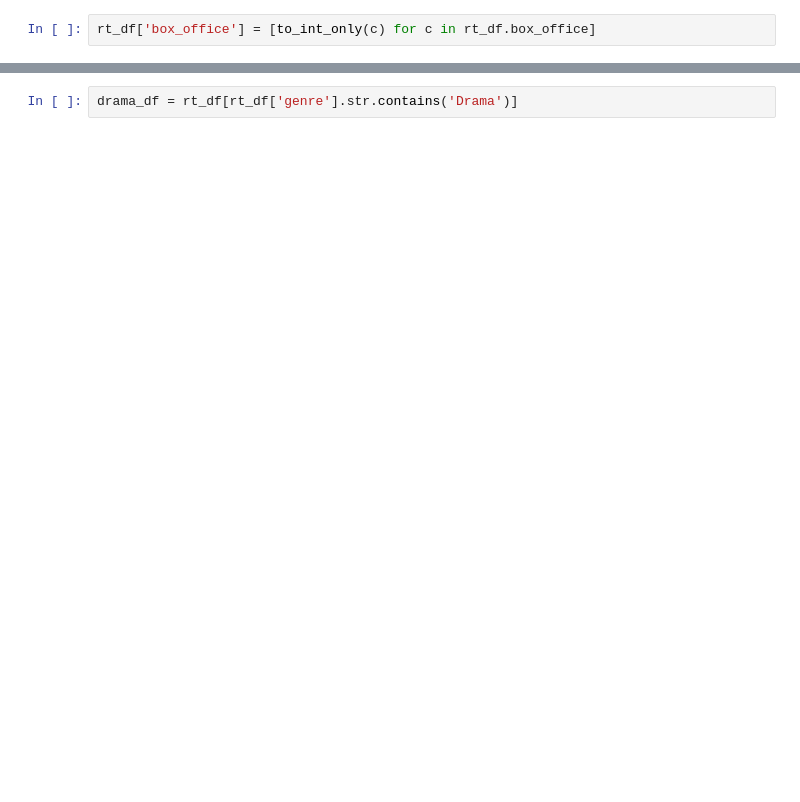
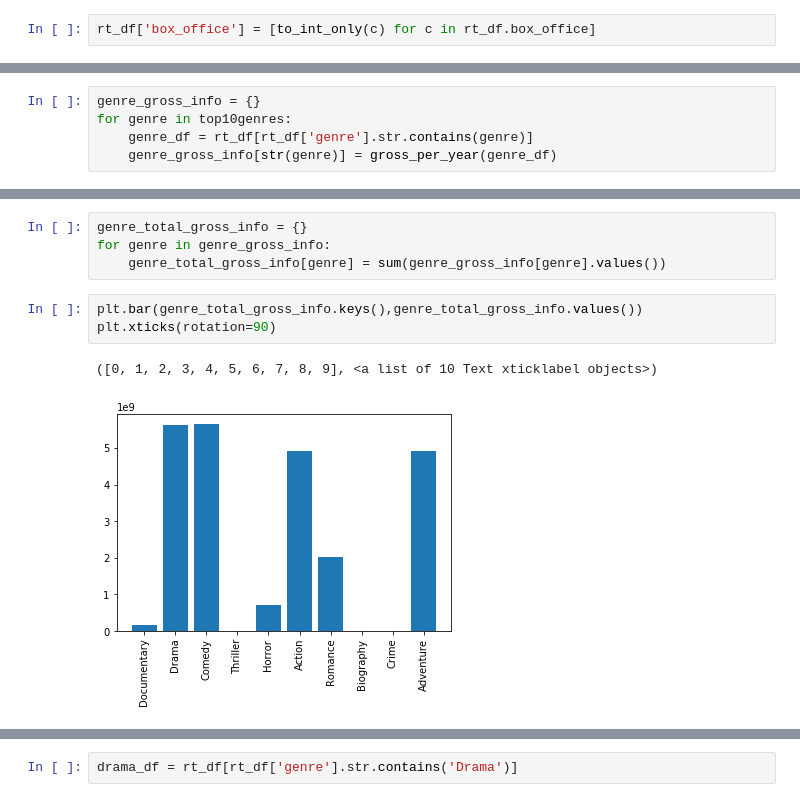
Before and after one commit to cmluna2913/Mod_1_Project, a Jupyter notebook: draft.ipynb, the cells around one changed output, grey strips where cells are left out. Saved outputs shown, nothing was run; the diff lists cells and outputs as text; blank space fills up the shorter version.

```diff
--- a/draft.ipynb
+++ b/draft.ipynb
@@ -93,0 +134,5 @@ genres = ['Documentary', 'Drama', 'Comedy']
+# %%
+genre_gross_info = {}
+for genre in top10genres:
+    genre_df = rt_df[rt_df['genre'].str.contains(genre)]
+    genre_gross_info[str(genre)] = gross_per_year(genre_df)
@@ -93,0 +159,10 @@ genres = ['Documentary', 'Drama', 'Comedy']
+# %%
+genre_total_gross_info = {}
+for genre in genre_gross_info:
+    genre_total_gross_info[genre] = sum(genre_gross_info[genre].values())
+# %%
+plt.bar(genre_total_gross_info.keys(),genre_total_gross_info.values())
+plt.xticks(rotation=90)
+# %% [output]
+([0, 1, 2, 3, 4, 5, 6, 7, 8, 9], <a list of 10 Text xticklabel objects>)
+[figure, added]
```
Also changed, not shown: parts of 47 cells of this notebook, 17 other files.
